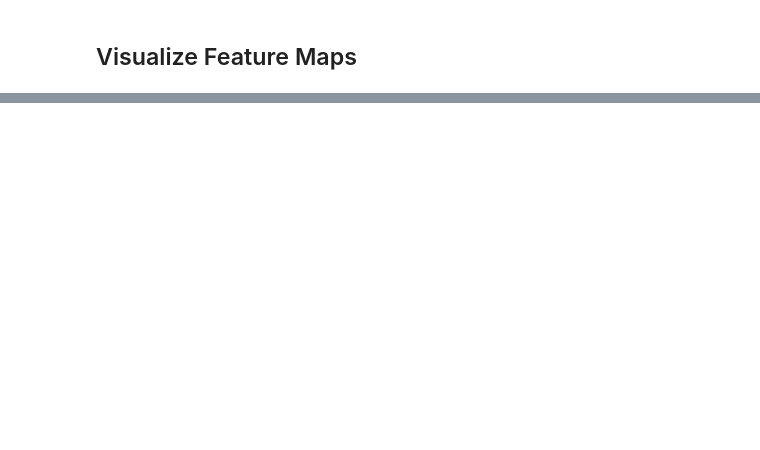
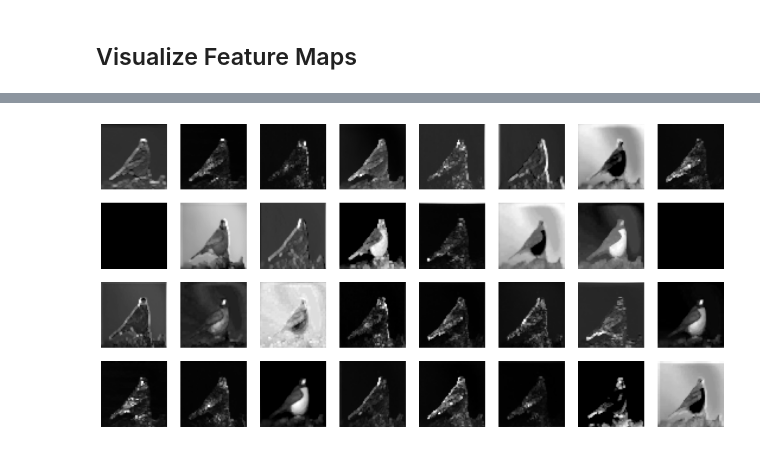
Before and after one commit to JavadMokhtari/dapa-group, a Jupyter notebook: Visualize_Feature_Maps_in_CNNs.ipynb, the cells around one changed output, grey strips where cells are left out. Cells and saved outputs as stored; diff of their text form; code cells hidden in the pictures; blank space fills up the shorter version.

```diff
--- a/Visualize_Feature_Maps_in_CNNs.ipynb
+++ b/Visualize_Feature_Maps_in_CNNs.ipynb
@@ -90,0 +115,15 @@ pyplot.show()
+# %%
+# Define a fuction to extract feature maps from an input image
+def extract_features(model, layer_name: str, img: tf.Tensor):
+    feature_extractor = tf.keras.Model(inputs=model.input,
+                                    outputs=model.get_layer(layer_name).output)
+    features = feature_extractor(tf.expand_dims(img_tensor, axis=0))
+    return features
+# %%
+# Define a function to visualize feature maps
+def visualize_feature_map(features):
+    fig, axes = plt.subplots(nrows=4, ncols=8, figsize=(16, 8))
+    for i, ax in enumerate(axes.flat):
+        ax.imshow(features[0, :, :, i], cmap='gray')
+        ax.axis('off')
+    plt.show()
@@ -90,0 +161,5 @@ pyplot.show()
+# %%
+features2 = extract_features(model, 'conv2_block6_concat', img_tensor)
+visualize_feature_map(features2)
+# %% [output]
+[figure, added]
```
Also changed, not shown: parts of 11 cells of this notebook.
